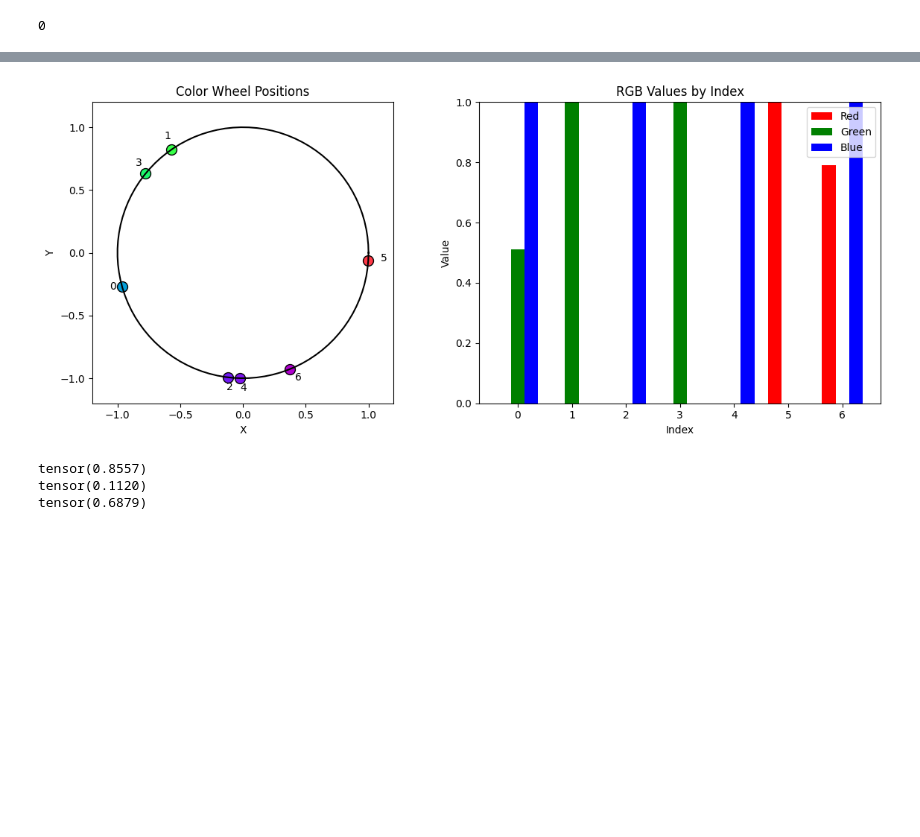
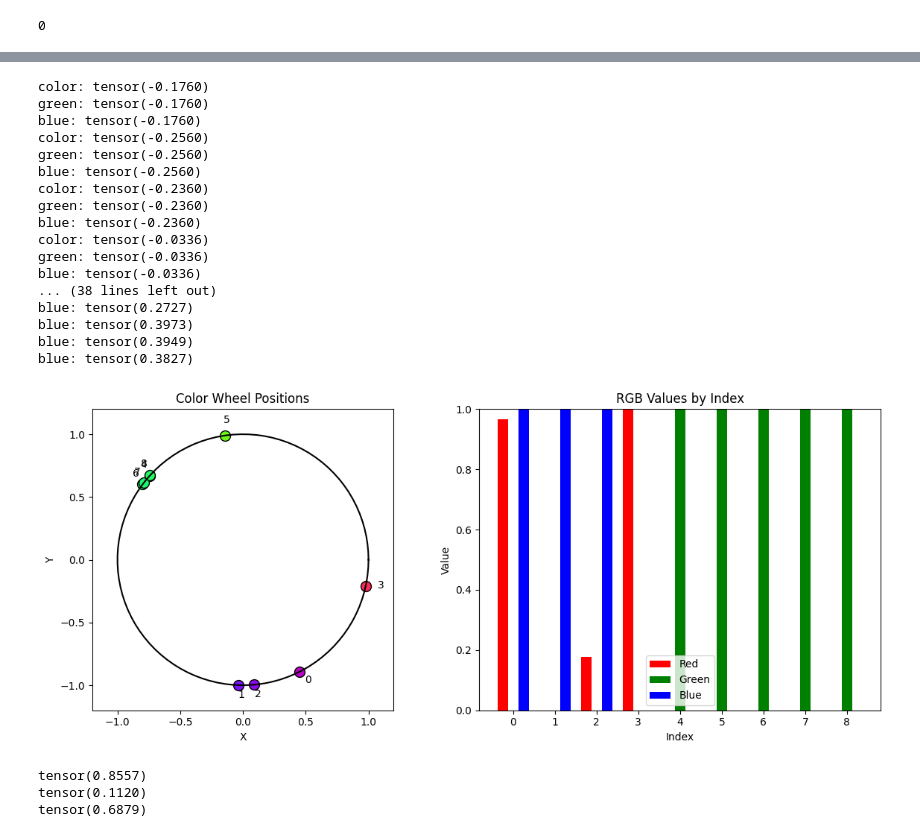
Before and after one commit to ZongjingLi/MetaLearner, a Jupyter notebook: debug_euclid.ipynb, the cells around one changed output, grey strips where cells are left out. Drawn from its saved outputs; the diff is of its cells as text; code cells hidden in the pictures; blank space fills up the shorter version.

```diff
--- a/debug_euclid.ipynb
+++ b/debug_euclid.ipynb
@@ -215,25 +189,44 @@ circle filter: tensor([True, True])
 # %%
 from domains.visual.color_domain import color_executor
 if __name__ == "__main__":
     import torch
     colors = torch.tensor([
-        0.5431,
-        0.3462,
-        -0.269,
-        0.3914,
-        0.7464,
-        0.99,
-        -0.1887,
+        -0.176,
+        -0.256,
+        -0.236,
+        -0.0336,
+        0.3834,
+        0.2727,
+        0.3973,
+        0.3949,
+        0.3827,
     ])
     color_executor.visualize(colors)
     print(torch.sigmoid(torch.tensor(1.78)))
     print(torch.sigmoid(torch.tensor(-2.07)))
     print(torch.sigmoid(torch.tensor(0.7903)))
 # %% [output]
+color: tensor(-0.1760)
+green: tensor(-0.1760)
+blue: tensor(-0.1760)
+color: tensor(-0.2560)
+green: tensor(-0.2560)
+blue: tensor(-0.2560)
+color: tensor(-0.2360)
+green: tensor(-0.2360)
+blue: tensor(-0.2360)
+color: tensor(-0.0336)
+green: tensor(-0.0336)
+blue: tensor(-0.0336)
+... (38 lines left out)
+blue: tensor(0.2727)
+blue: tensor(0.3973)
+blue: tensor(0.3949)
+blue: tensor(0.3827)
-[figure, old version]
+[figure, new version]
-tensor(0.8557)
-tensor(0.1120)
-tensor(0.6879)
+tensor(0.8557)
+tensor(0.1120)
+tensor(0.6879)
 # %%
 from datasets.primitive.euclid_dataset import *
 from datasets.primitive.euclid_dataset.euclid_scenes import save_euclid_dataset, load_euclid_dataset, EuclidDatasetUnwrapped
```
Also changed, not shown: parts of 6 cells of this notebook, 40 other files.
